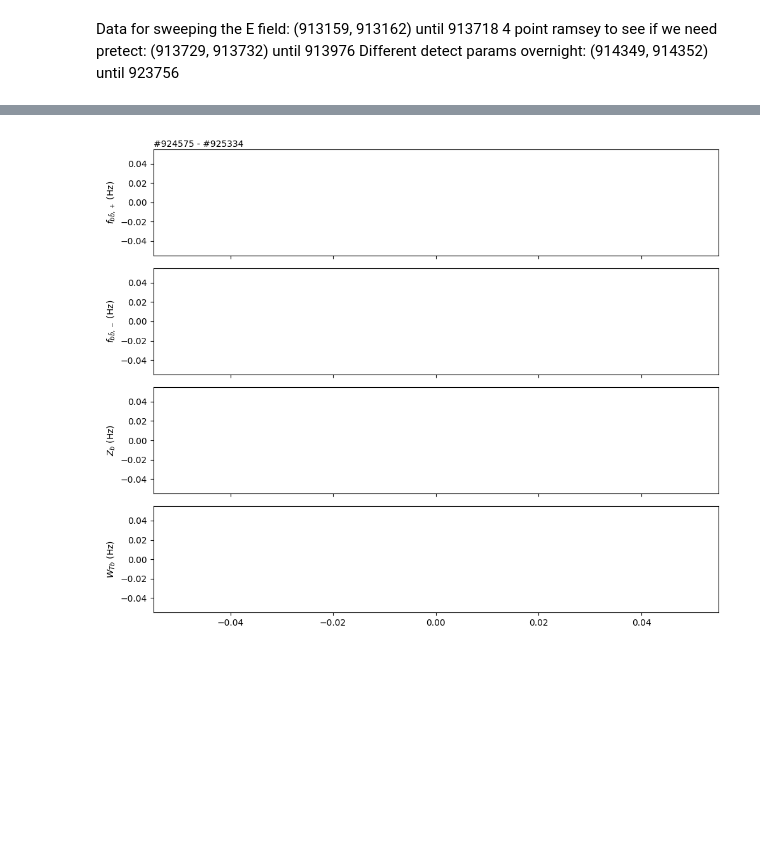
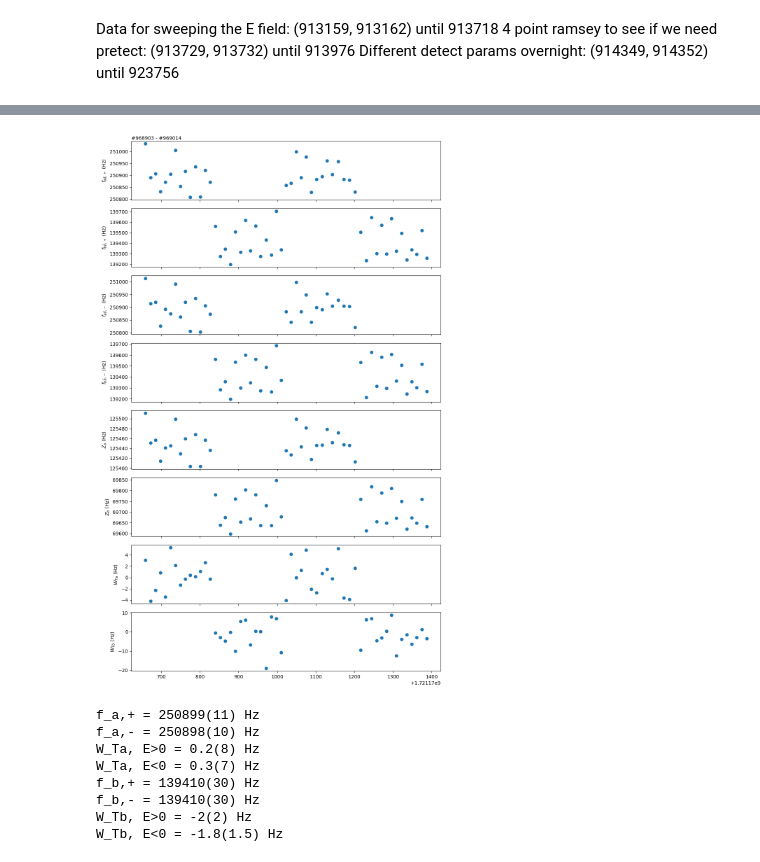
Before and after one commit to vuthalab/onix, a Jupyter notebook: analysis/lf_spectroscopy_long_term.ipynb, the cells around one changed output, grey strips where cells are left out. Cells and saved outputs as stored; diff of their text form; code cells hidden in the pictures; blank space fills up the shorter version.

```diff
--- a/analysis/lf_spectroscopy_long_term.ipynb
+++ b/analysis/lf_spectroscopy_long_term.ipynb
@@ -587,22 +502,61 @@ plt.plot()
 # %%
-#mask_amplitude = results[:, col_indices["detect_amplitude"]] == 350
-#mask_cycles = results[:, col_indices["detect_cycles"]] == 4096 #65536
-
-fig, axs = plt.subplots(4, 1, sharex=True, figsize=(10, 8))
-
 errorbar_args = {"fmt": "o", "ls": "none"}
 
-axs[0].set_ylabel("$f_{b\\bar{b}, +}$ (Hz)")
-axs[1].set_ylabel("$f_{b\\bar{b}, -}$ (Hz)")
-axs[2].set_ylabel("$Z_b$ (Hz)")
-axs[3].set_ylabel("$W_{Tb}$ (Hz)")
-for kk, d in enumerate([f_p_b, f_m_b, Z_b, W_T_b]):
-    axs[kk].errorbar(
-        start_times_b, unumpy.nominal_values(d), unumpy.std_devs(d),
-        **errorbar_args
-    )
-axs[0].text(0,1.02, f'#{first} - #{last}', transform = axs[0].transAxes)
+masks = {}
+if not np.all(a_mask == False):
+    masks["a"] = a_mask
+if not np.all(b_mask == False):
+    masks["b"] = b_mask
+
+cols = len(masks) * 4
+fig, axs = plt.subplots(cols, 1, sharex=True, figsize=(10, cols*2))
+for ll, mask_name in enumerate(masks):
+    mask = masks[mask_name]
+    E_pos = E_pos_mask[mask]
+    E_neg = E_neg_mask[mask]
+
+    axs[ll].set_ylabel("$f_{" + mask_name + "\\bar{" + mask_name + "}, +}$ (Hz)")
+    axs[2 + ll].set_ylabel("$f_{" + mask_name + "\\bar{" + mask_name + "}, -}$ (Hz)")
+    axs[4 + ll].set_ylabel("$Z_" + mask_name + "$ (Hz)")
+    axs[6 + ll].set_ylabel("$W_{T" + mask_name + "}$ (Hz)")
+    for kk, d in enumerate(
+        [
+            results[mask, col_indices["f+"]],
+            results[mask, col_indices["f-"]],
+            results[mask, col_indices["Z"]],
+            results[mask, col_indices["W_T"]]
+        ]
+    ):
+        axs[kk * len(masks) + ll].errorbar(
+            results[mask, col_indices["start_time"]], unumpy.nominal_values(d), unumpy.std_devs(d),
+            **errorbar_args
+        )
+axs[0].text(0, 1.02, f'#{first} - #{last}', transform = axs[0].transAxes)
 plt.tight_layout()
 plt.show()
+if "a" in masks:
+    mask = masks["a"]
+    E_pos = E_pos_mask[mask]
+    E_neg = E_neg_mask[mask]
+    print("f_a,+ =", present_float(np.average(unumpy.nominal_values(f_p_a)), np.average(np.std(unumpy.nominal_values(f_p_a))) / np.sqrt(len(f_p_a))), "Hz")
+    print("f_a,- =", present_float(np.average(unumpy.nominal_values(f_m_a)), np.average(np.std(unumpy.nominal_values(f_m_a))) / np.sqrt(len(f_m_a))), "Hz")
+    print("W_Ta, E>0 =", present_float(np.average(unumpy.nominal_values(W_T_a[E_pos])), np.average(np.std(unumpy.nominal_values(W_T_a[E_pos]))) / np.sqrt(len(W_T_a[E_pos]))), "Hz")
+    print("W_Ta, E<0 =", present_float(np.average(unumpy.nominal_values(W_T_a[E_neg])), np.average(np.std(unumpy.nominal_values(W_T_a[E_neg]))) / np.sqrt(len(W_T_a[E_neg]))), "Hz")
+if "b" in masks:
+    mask = masks["b"]
+    E_pos = E_pos_mask[mask]
+    E_neg = E_neg_mask[mask]
+    print("f_b,+ =", present_float(np.average(unumpy.nominal_values(f_p_b)), np.average(np.std(unumpy.nominal_values(f_p_b))) / np.sqrt(len(f_p_b))), "Hz")
+    print("f_b,- =", present_float(np.average(unumpy.nominal_values(f_m_b)), np.average(np.std(unumpy.nominal_values(f_m_b))) / np.sqrt(len(f_m_b))), "Hz")
+    print("W_Tb, E>0 =", present_float(np.average(unumpy.nominal_values(W_T_b[E_pos])), np.average(np.std(unumpy.nominal_values(W_T_b[E_pos]))) / np.sqrt(len(W_T_b[E_pos]))), "Hz")
+    print("W_Tb, E<0 =", present_float(np.average(unumpy.nominal_values(W_T_b[E_neg])), np.average(np.std(unumpy.nominal_values(W_T_b[E_neg]))) / np.sqrt(len(W_T_b[E_neg]))), "Hz")
 # %% [output]
-[figure, old version]
+[figure, new version]
+f_a,+ = 250899(11) Hz
+f_a,- = 250898(10) Hz
+W_Ta, E>0 = 0.2(8) Hz
+W_Ta, E<0 = 0.3(7) Hz
+f_b,+ = 139410(30) Hz
+f_b,- = 139410(30) Hz
+W_Tb, E>0 = -2(2) Hz
+W_Tb, E<0 = -1.8(1.5) Hz
```
Also changed, not shown: parts of 14 cells of this notebook, 4 other files.
